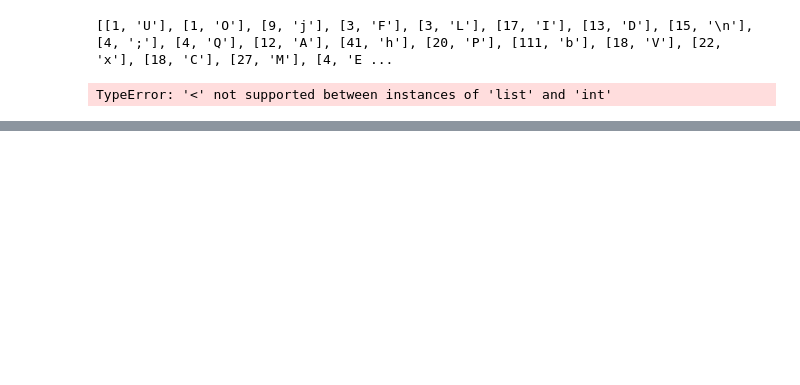
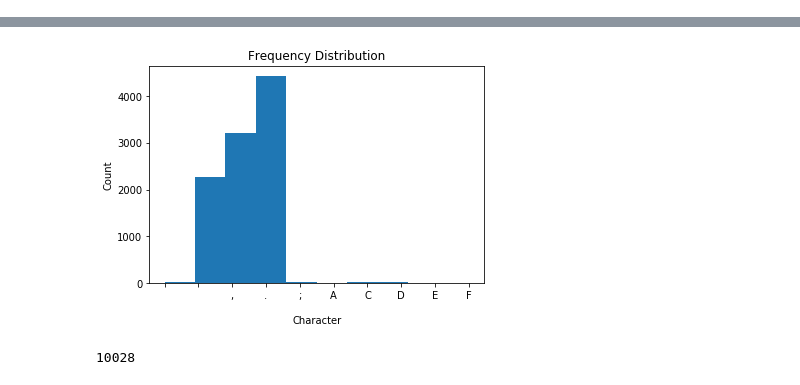
Before and after one commit to mattwhitesides/CS5200, a Jupyter notebook: Exam/2/Jupyter/Prob5bHuff.ipynb, the cells around one changed output, grey strips where cells are left out. Cells and saved outputs as stored; diff of their text form; code cells hidden in the pictures; blank space fills up the shorter version.

```diff
--- a/Exam/2/Jupyter/Prob5bHuff.ipynb
+++ b/Exam/2/Jupyter/Prob5bHuff.ipynb
@@ -3,14 +3,14 @@ import random
 import math
 from matplotlib import pyplot as plt
 # %%
-file_name = "Prob5bHuffInput.txt"
+file_name = "Prob5b.txt"
 
 def read_file():
     f = open(file_name, "r")
     txt = f.read()
     txt = "".join(i for i in txt if ord(i) < 128)
     f.close()
-    return [char for char in txt]
+    return txt
 # %%
 def build_min_heap(A, n):
     for i in range(parent(n), -1, -1):
@@ -89,15 +100,28 @@ def build_huff_code(A):
-# %%
-A = read_file()
-F = build_freq_tups(A)
-build_min_heap(F, len(F))
-print(F)
-build_huff_code(F)
-print(F)
-
-plt.hist(A)
-plt.title('Frequency Distribution')
-plt.xlabel('Character')
-plt.ylabel('Value')
-# %% [output]
-[[1, 'U'], [1, 'O'], [9, 'j'], [3, 'F'], [3, 'L'], [17, 'I'], [13, 'D'], [15, '\n'], [4, ';'], [4, 'Q'], [12, 'A'], [41, 'h'], [20, 'P'], [111, 'b'], [18, 'V'], [22, 'x'], [18, 'C'], [27, 'M'], [4, 'E ...
-TypeError: '<' not supported between instances of 'list' and 'int'
+# %%
+#Read file into an array of chars.
+text = read_file()
+A = [char for char in text]
+
+#Print an example histogram.
+plt.hist(A)
+plt.title('Frequency Distribution')
+plt.xlabel('Character')
+plt.ylabel('Count')
+
+#Build the frequency table.
+F = build_freq_tups(A)
+
+#Create the huffman tree.
+Q = huffman(F)
+print(Q)
+
+#Build the code dictionary out of the huffman tree.
+codes = {}
+cleaned_Q = remove_freq(Q[0])
+code_dict = build_code_dict(cleaned_Q)
+print(codes)
+
+#Encode and compress the origional text.
+encoded_text = encode(text)
+print(encoded_text)
+# %% [output]
@@ -103,0 +131,5 @@ TypeError: '<' not supported between instances of 'list' and 'int'
+[figure, added]
+# %%
+len([char for char in text])
+# %% [output]
+10028
```
Also changed, not shown: parts of 3 cells of this notebook, 6 other files.
